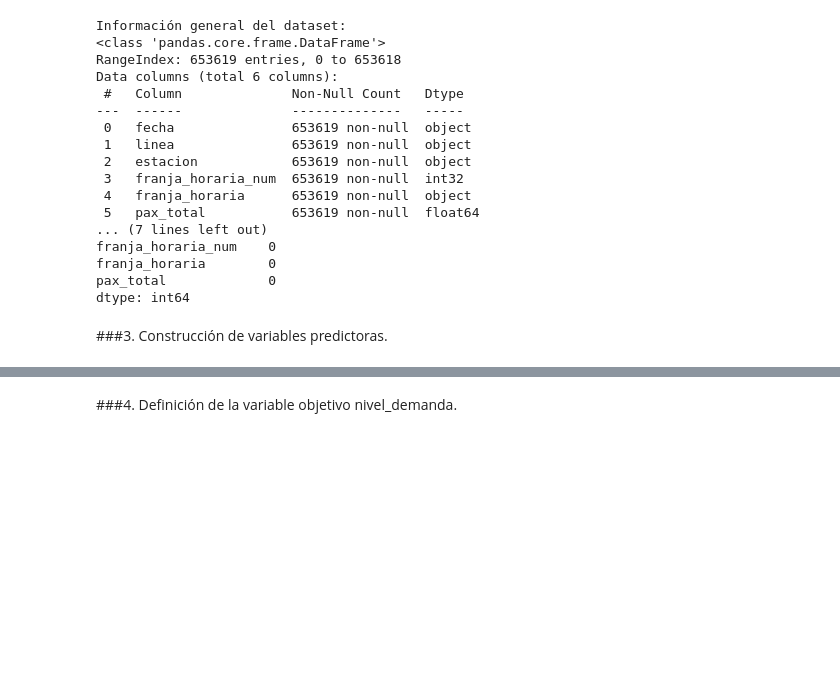
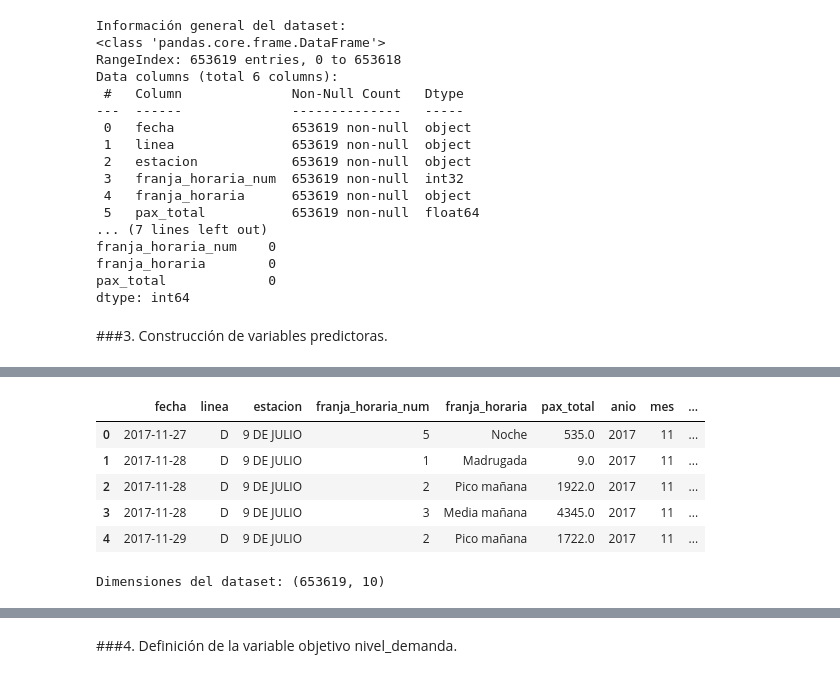
Before and after one commit to ChronosXV/Metodologia_grupo2, a Jupyter notebook: Metodologia_1_Grupo_2_Modelado_ML.ipynb, the cells around one changed output, grey strips where cells are left out. Drawn from its saved outputs; the diff is of its cells as text; code cells hidden in the pictures; blank space fills up the shorter version.

Commit message:
Punto 3 construir y seleccionar variables predictoras

```diff
--- a/Metodologia_1_Grupo_2_Modelado_ML.ipynb
+++ b/Metodologia_1_Grupo_2_Modelado_ML.ipynb
@@ -174,0 +189,33 @@ xxxx
+# %%
+# Crear una copia del dataset para el modelado
+df_modelo = df.copy()
+
+# Convertir la columna fecha a tipo datetime
+df_modelo["fecha"] = pd.to_datetime(
+    df_modelo["fecha"],
+    format="%Y-%m-%d",
+    errors="raise"
+)
+
+# Construir variables temporales
+df_modelo["anio"] = df_modelo["fecha"].dt.year
+df_modelo["mes"] = df_modelo["fecha"].dt.month
+df_modelo["dia_semana"] = df_modelo["fecha"].dt.dayofweek
+
+# Identificar fines de semana: sábado (5) y domingo (6)
+df_modelo["fin_semana"] = (
+    df_modelo["dia_semana"] >= 5
+).astype(int)
+
+# Visualizar los primeros registros
+display(df_modelo.head())
+
+print("\nDimensiones del dataset:", df_modelo.shape)
+# %% [output]
+|  | fecha | linea | estacion | franja_horaria_num | franja_horaria | pax_total | anio | mes | ... |
+| 0 | 2017-11-27 | D | 9 DE JULIO | 5 | Noche | 535.0 | 2017 | 11 | ... |
+| 1 | 2017-11-28 | D | 9 DE JULIO | 1 | Madrugada | 9.0 | 2017 | 11 | ... |
+| 2 | 2017-11-28 | D | 9 DE JULIO | 2 | Pico mañana | 1922.0 | 2017 | 11 | ... |
+| 3 | 2017-11-28 | D | 9 DE JULIO | 3 | Media mañana | 4345.0 | 2017 | 11 | ... |
+| 4 | 2017-11-29 | D | 9 DE JULIO | 2 | Pico mañana | 1722.0 | 2017 | 11 | ... |
+Dimensiones del dataset: (653619, 10)
```
Also changed, not shown: parts of 3 cells of this notebook.
